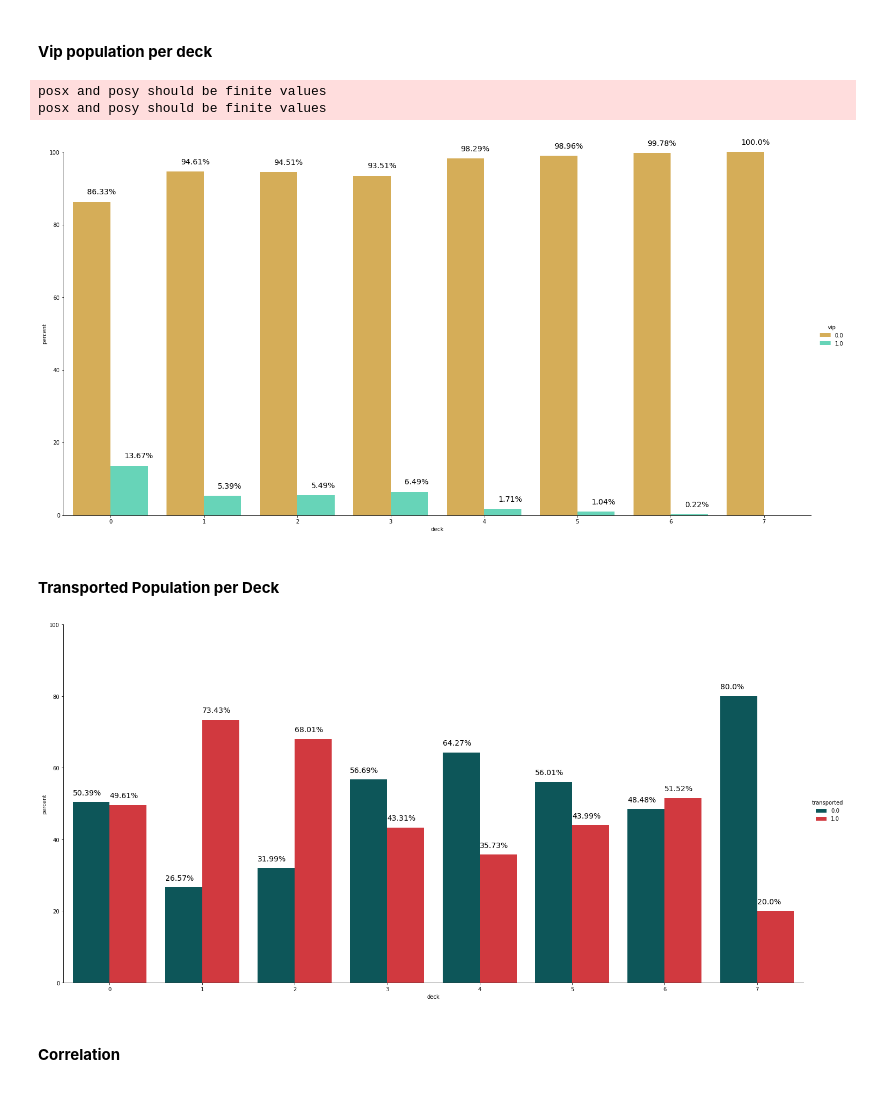
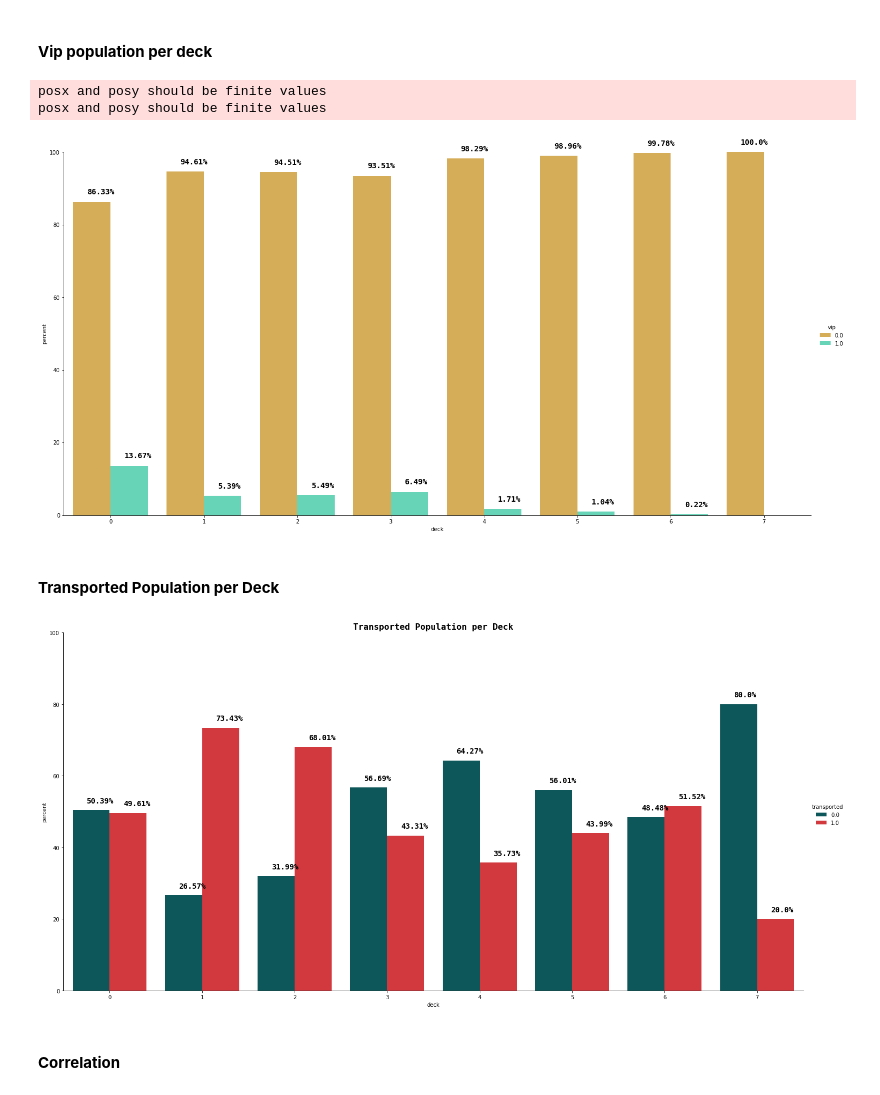
Before and after one commit to XVI-IX/spaceship_titanic, a Jupyter notebook: spaceship.ipynb, the cells around one changed output. Saved outputs shown, nothing was run; the diff lists cells and outputs as text; code cells hidden in the pictures.

Commit message:
Update Visualisations

```diff
--- a/spaceship.ipynb
+++ b/spaceship.ipynb
@@ -14,6 +14,18 @@ from sklearn.preprocessing import LabelEncoder, StandardScaler
 from sklearn.linear_model import LogisticRegression
 from sklearn.model_selection import train_test_split
 from sklearn.metrics import accuracy_score
+# %%
+title_fontdict = {
+  'fontsize': 16,
+  'fontweight': 'bold',
+  'fontfamily': 'monospace'
+}
+
+pct_fontdict = {
+  'fontsize': 14,
+  'fontweight': 'bold',
+  'fontfamily': 'monospace'
+}
 # %%
 def outliers(df, n, cols):
 
@@ -96,6 +108,13 @@ def services_preprocessing(df, col):
     df[col].fillna(median, inplace=True)
 
     return df
+
+def add_pct(g):
+    for patch in g.ax.patches:
+        txt = str(patch.get_height().round(2)) + "%"
+        txt_x = patch.get_x() + 0.15
+        txt_y = patch.get_height() + 2
+        g.ax.text(txt_x, txt_y, txt, fontdict=pct_fontdict)
 # %%
 train = pd.read_csv("./spaceship-titanic/train.csv")
 train.head()
@@ -960,43 +957,36 @@ g = sns.catplot(
 )
 g.ax.set_ylim(0, 100)
 
-for patch in g.ax.patches:
-  txt = str(patch.get_height().round(2)) + "%"
-  txt_x = patch.get_x() + 0.15
-  txt_y = patch.get_height() + 2
-  g.ax.text(txt_x, txt_y, txt, fontsize=14)
+add_pct(g)
 # %% [output]
 posx and posy should be finite values
 posx and posy should be finite values
-[figure, old version]
+[figure, new version]
 # %% [markdown]
 #### **Transported Population per Deck**
 # %%
 df_plot = df.groupby("deck")['transported'].value_counts(normalize=True)
 df_plot = df_plot.mul(100)
 df_plot = df_plot.rename("percent").reset_index()
 df_plot
 
 
 g = sns.catplot(
   x = 'deck',
   y = "percent",
   hue = "transported",
   data = df_plot,
   kind='bar',
   height = 10,
   aspect = 2,
   palette=["#006266", "#EA2027"]
 )
 g.ax.set_ylim(0, 100)
+g.ax.set_title("Transported Population per Deck", fontdict=title_fontdict)
 
-for patch in g.ax.patches:
-  txt = str(patch.get_height().round(2)) + "%"
-  txt_x = patch.get_x()
-  txt_y = patch.get_height() + 2
-  g.ax.text(txt_x, txt_y, txt, fontsize=14)
+add_pct(g)
 # %% [output]
-[figure, old version]
+[figure, new version]
 # %% [markdown]
 #### **Correlation**
 # %%
```
Also changed, not shown: parts of 6 cells of this notebook.
